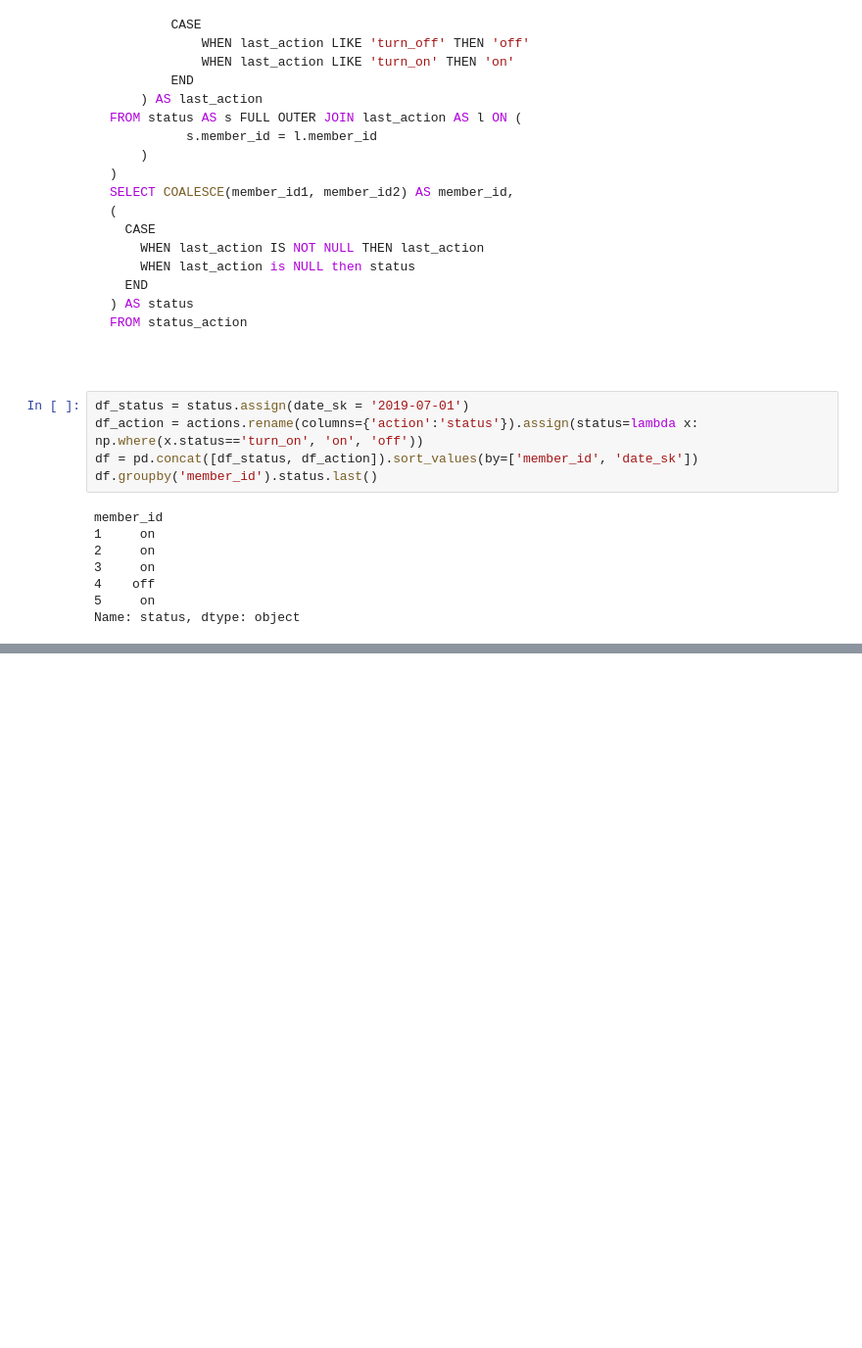
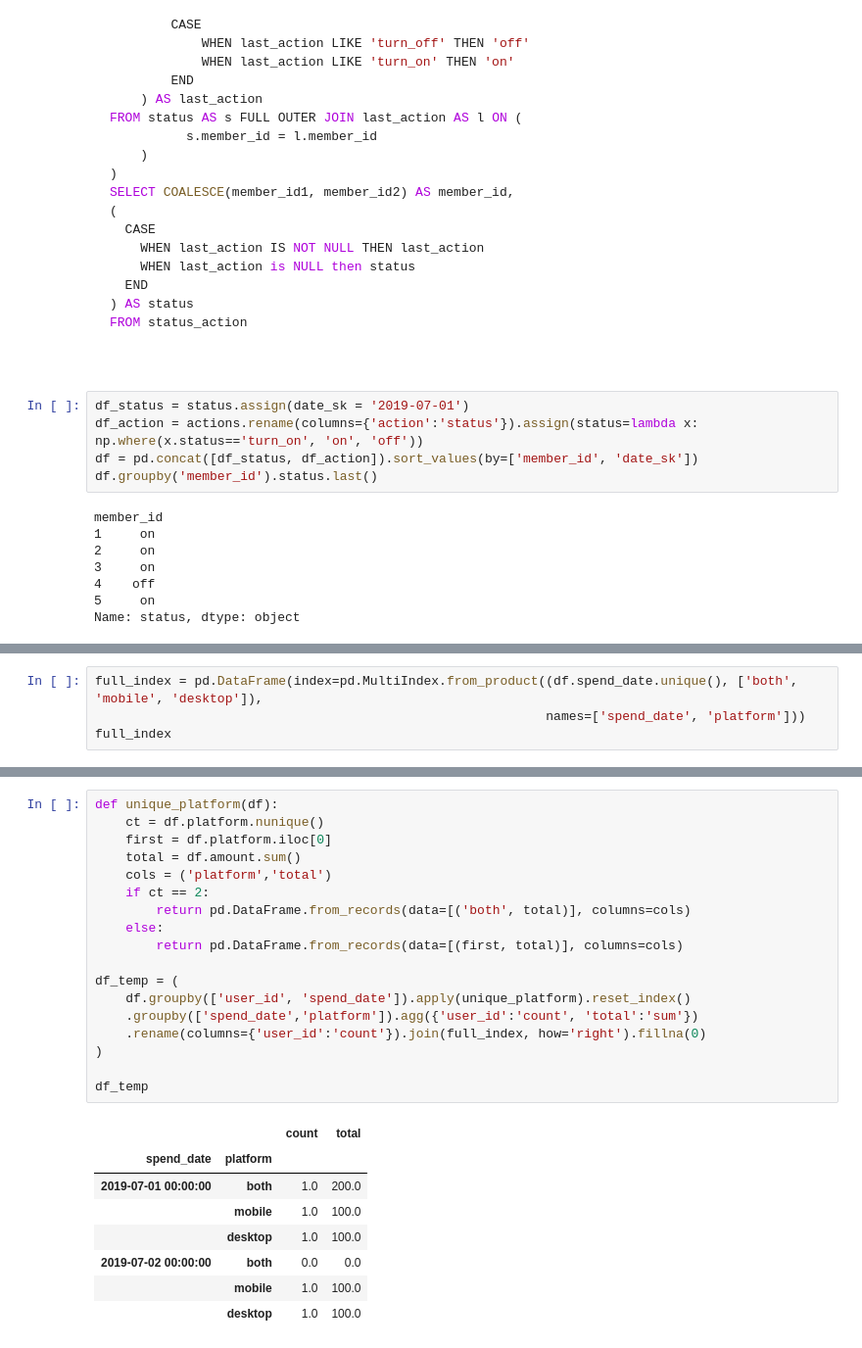
Before and after one commit to xys234/coding-problems, a Jupyter notebook: pandas/LC_Data_Manipulation.ipynb, the cells around one changed output, grey strips where cells are left out. Shown at 98% size. Drawn from its saved outputs; the diff is of its cells as text; blank space fills up the shorter version.

```diff
--- a/pandas/LC_Data_Manipulation.ipynb
+++ b/pandas/LC_Data_Manipulation.ipynb
@@ -504,0 +604,4 @@ Name: status, dtype: object
+# %%
+full_index = pd.DataFrame(index=pd.MultiIndex.from_product((df.spend_date.unique(), ['both', 'mobile', 'desktop']),
+                                                           names=['spend_date', 'platform']))
+full_index
@@ -504,0 +617,27 @@ Name: status, dtype: object
+# %%
+def unique_platform(df):
+    ct = df.platform.nunique()
+    first = df.platform.iloc[0]
+    total = df.amount.sum()
+    cols = ('platform','total')
+    if ct == 2:
+        return pd.DataFrame.from_records(data=[('both', total)], columns=cols)
+    else:
+        return pd.DataFrame.from_records(data=[(first, total)], columns=cols)
+
+df_temp = (
+    df.groupby(['user_id', 'spend_date']).apply(unique_platform).reset_index()
+    .groupby(['spend_date','platform']).agg({'user_id':'count', 'total':'sum'})
+    .rename(columns={'user_id':'count'}).join(full_index, how='right').fillna(0)
+)
+
+df_temp
+# %% [output]
+|  |  | count | total |
+| spend_date | platform |  |  |
+| 2019-07-01 00:00:00 | both | 1.0 | 200.0 |
+|  | mobile | 1.0 | 100.0 |
+|  | desktop | 1.0 | 100.0 |
+| 2019-07-02 00:00:00 | both | 0.0 | 0.0 |
+|  | mobile | 1.0 | 100.0 |
+|  | desktop | 1.0 | 100.0 |
```
Also changed, not shown: parts of 21 cells of this notebook, 7 other files.
